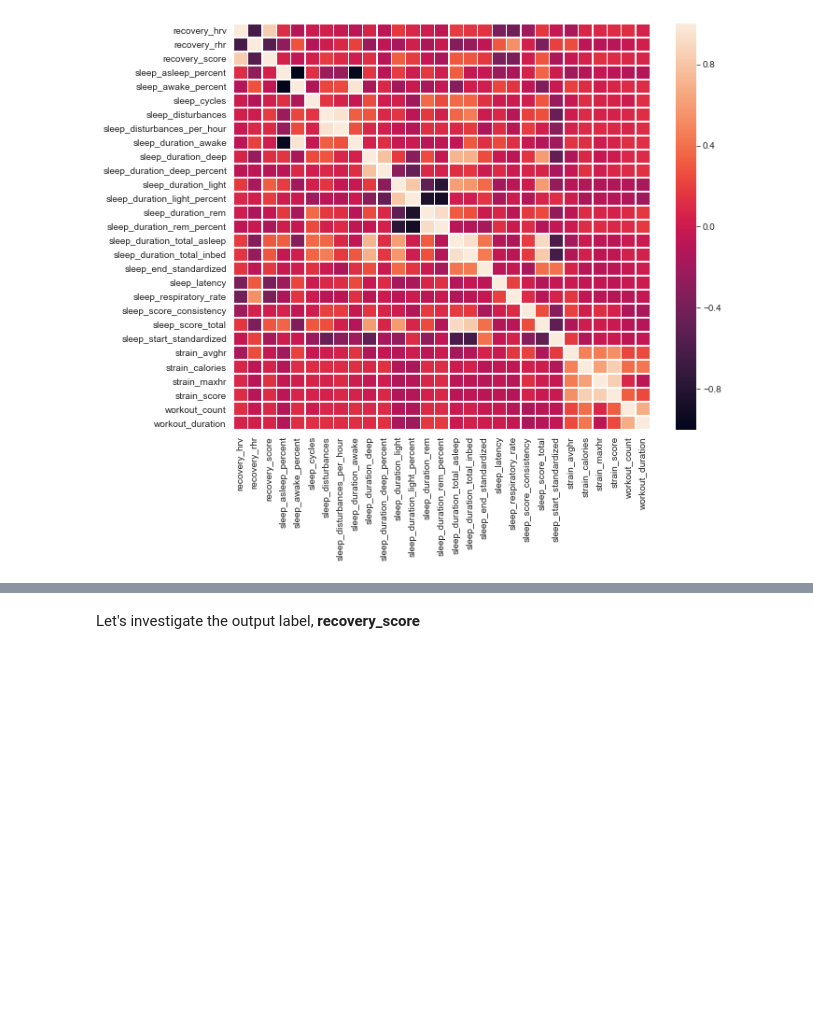
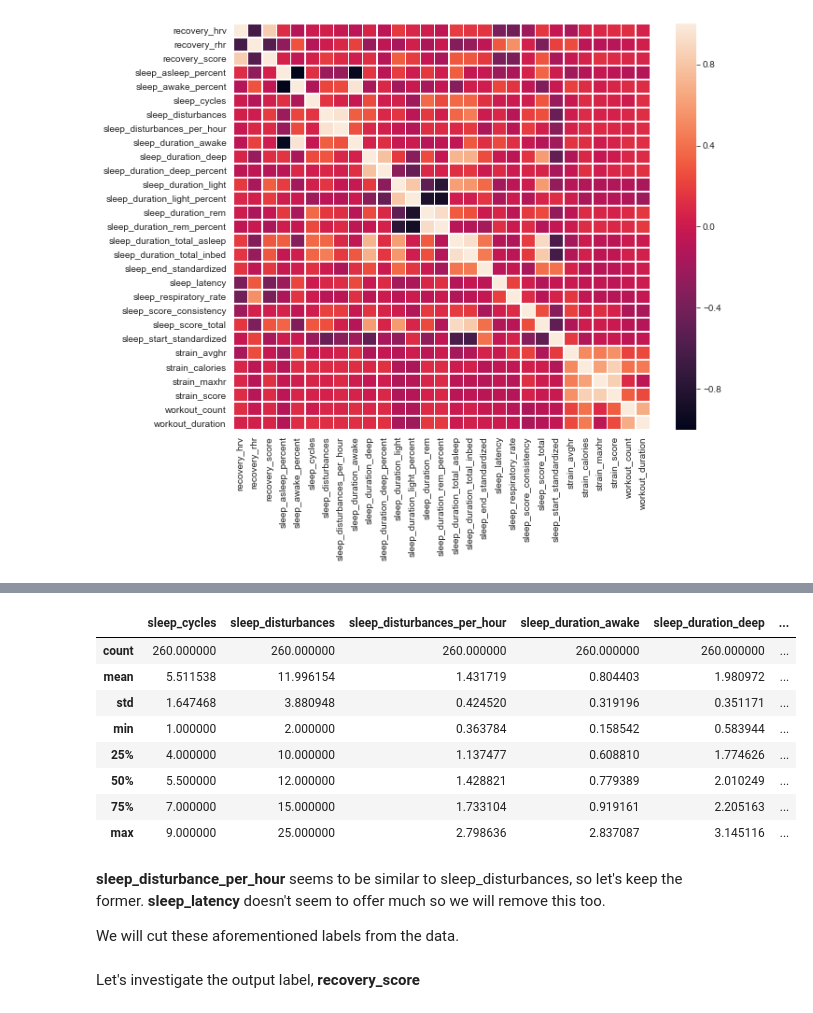
Before and after one commit to philip-papasavvas/ml_sandbox, a Jupyter notebook: jupyter-notebooks/Whoop Exploratory Data Analysis (EDA).ipynb, the cells around one changed output, grey strips where cells are left out. Saved outputs shown, nothing was run; the diff lists cells and outputs as text; code cells hidden in the pictures; blank space fills up the shorter version.

```diff
--- a/jupyter-notebooks/Whoop Exploratory Data Analysis (EDA).ipynb
+++ b/jupyter-notebooks/Whoop Exploratory Data Analysis (EDA).ipynb
@@ -199,0 +245,4 @@ The results suggest there is not very tight correlation between features.
+# %%
+sleep_labels = [x for x in data.columns if 'sleep' in x.lower()]
+# 20 labels for sleep!
+len(sleep_labels)
@@ -199,0 +251,2 @@ The results suggest there is not very tight correlation between features.
+# %%
+sleep_labels_subset = [x for x in sleep_labels if 'percent' not in x.lower()]
@@ -199,0 +271,17 @@ The results suggest there is not very tight correlation between features.
+# %%
+data[sleep_labels_subset].describe()
+# %% [output]
+|  | sleep_cycles | sleep_disturbances | sleep_disturbances_per_hour | sleep_duration_awake | sleep_duration_deep | ... |
+| count | 260.000000 | 260.000000 | 260.000000 | 260.000000 | 260.000000 | ... |
+| mean | 5.511538 | 11.996154 | 1.431719 | 0.804403 | 1.980972 | ... |
+| std | 1.647468 | 3.880948 | 0.424520 | 0.319196 | 0.351171 | ... |
+| min | 1.000000 | 2.000000 | 0.363784 | 0.158542 | 0.583944 | ... |
+| 25% | 4.000000 | 10.000000 | 1.137477 | 0.608810 | 1.774626 | ... |
+| 50% | 5.500000 | 12.000000 | 1.428821 | 0.779389 | 2.010249 | ... |
+| 75% | 7.000000 | 15.000000 | 1.733104 | 0.919161 | 2.205163 | ... |
+| max | 9.000000 | 25.000000 | 2.798636 | 2.837087 | 3.145116 | ... |
+# %% [markdown]
+**sleep_disturbance_per_hour** seems to be similar to sleep_disturbances, so let's keep the former.
+**sleep_latency** doesn't seem to offer much so we will remove this too.
+
+We will cut these aforementioned labels from the data.
```
Also changed, not shown: parts of 21 cells of this notebook.
